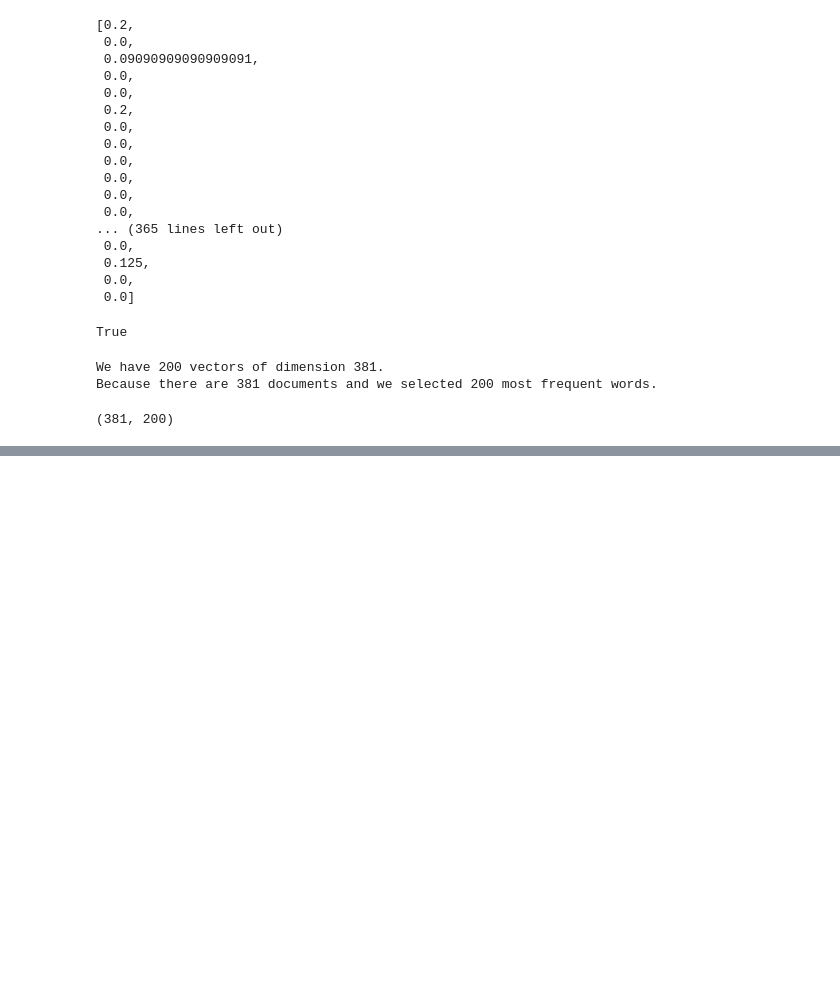
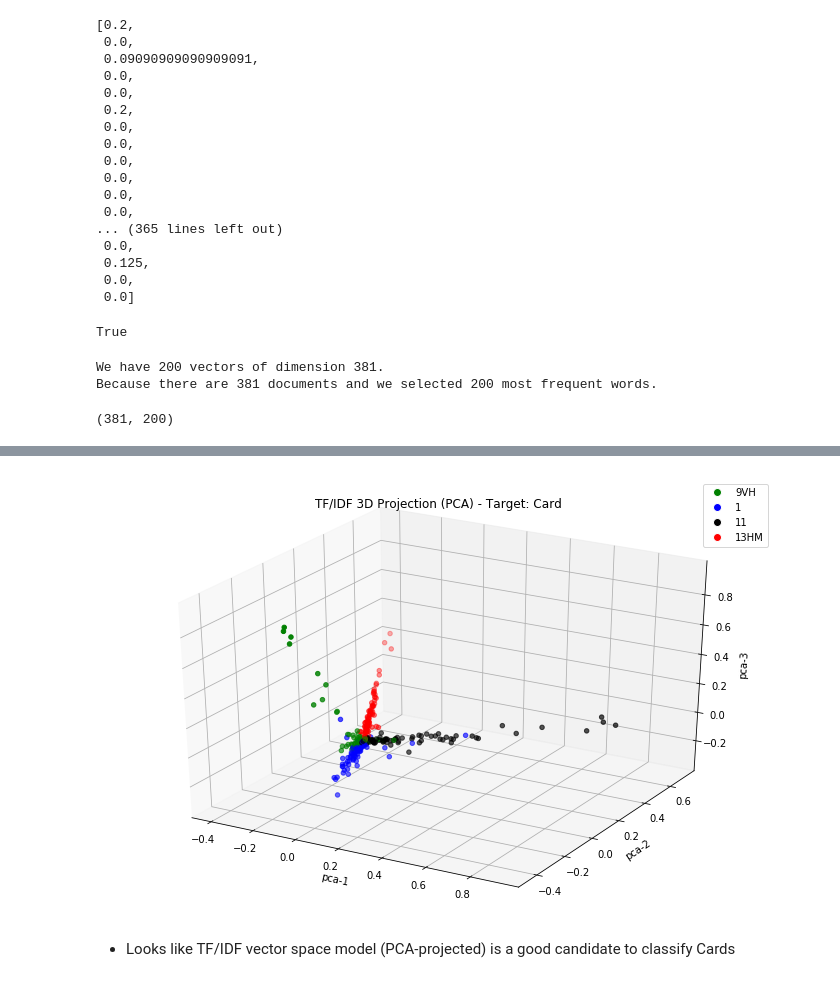
Before and after one commit to raul-arrabales/alexithymic-lang, a Jupyter notebook: nlp/3b_TF-IDF.ipynb, the cells around one changed output, grey strips where cells are left out. Drawn from its saved outputs; the diff is of its cells as text; code cells hidden in the pictures; blank space fills up the shorter version.

```diff
--- a/nlp/3b_TF-IDF.ipynb
+++ b/nlp/3b_TF-IDF.ipynb
@@ -230,0 +329,28 @@ TFIDF_df.to_csv(TFIDF_df_path, sep=';', encoding='utf-8', index=False)
+# %%
+# drop under-represented cards
+cards_df = feats_df.drop(feats_df[(feats_df.Card != '9VH') & (feats_df.Card != '1') & (feats_df.Card != '11') & (feats_df.Card != '13HM')].index)
+# %%
+colors = {'9VH': 'blue', '1': 'red', '11': 'green', '13HM': 'black'}
+ax = plt.figure(figsize=(12,8)).gca(projection='3d')
+ax.scatter(
+    xs=cards_df["pca-1"],
+    ys=cards_df["pca-2"],
+    zs=cards_df["pca-3"],
+    c=cards_df['Card'].apply(lambda x: colors[x])
+)
+ax.set_xlabel('pca-1')
+ax.set_ylabel('pca-2')
+ax.set_zlabel('pca-3')
+
+legend_elements = [Line2D([0], [0], marker='o', color='w', label='9VH', markerfacecolor='green', markersize=8),
+                   Line2D([0], [0], marker='o', color='w', label='1', markerfacecolor='blue', markersize=8),
+                   Line2D([0], [0], marker='o', color='w', label='11', markerfacecolor='black', markersize=8),
+                   Line2D([0], [0], marker='o', color='w', label='13HM', markerfacecolor='red', markersize=8)]
+ax.legend(legend_elements, ['9VH','1','11','13HM'])
+
+plt.title("TF/IDF 3D Projection (PCA) - Target: Card")
+plt.show()
+# %% [output]
+[figure, added]
+# %% [markdown]
+- Looks like TF/IDF vector space model (PCA-projected) is a good candidate to classify Cards
```
Also changed, not shown: parts of 54 cells of this notebook.
